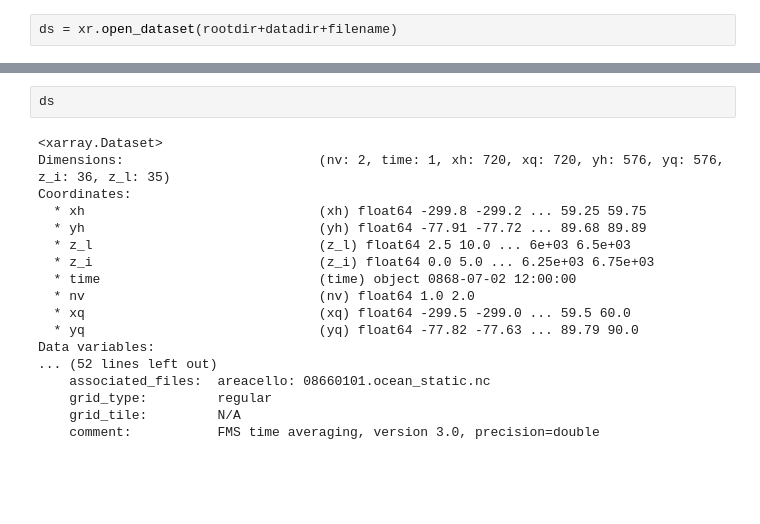
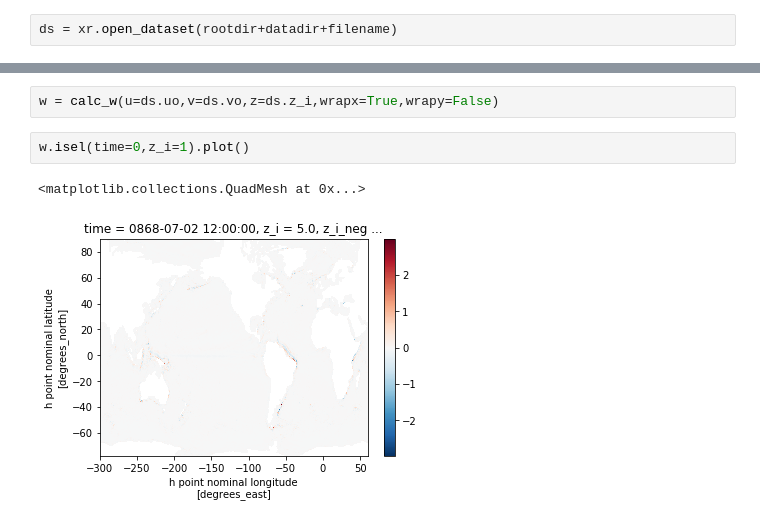
Before and after one commit to gmacgilchrist/wmt_bgc, a Jupyter notebook: calc_w.ipynb, the cells around one changed output, grey strips where cells are left out. Saved outputs shown, nothing was run; the diff lists cells and outputs as text; blank space fills up the shorter version.

Commit message:
function to calc w now in xarray

```diff
--- a/calc_w.ipynb
+++ b/calc_w.ipynb
@@ -33,20 +15,7 @@ Coordinates:
-# %%
-ds
-# %% [output]
-<xarray.Dataset>
-Dimensions:                         (nv: 2, time: 1, xh: 720, xq: 720, yh: 576, yq: 576, z_i: 36, z_l: 35)
-Coordinates:
-  * xh                              (xh) float64 -299.8 -299.2 ... 59.25 59.75
-  * yh                              (yh) float64 -77.91 -77.72 ... 89.68 89.89
-  * z_l                             (z_l) float64 2.5 10.0 ... 6e+03 6.5e+03
-  * z_i                             (z_i) float64 0.0 5.0 ... 6.25e+03 6.75e+03
-  * time                            (time) object 0868-07-02 12:00:00
-  * nv                              (nv) float64 1.0 2.0
-  * xq                              (xq) float64 -299.5 -299.0 ... 59.5 60.0
-  * yq                              (yq) float64 -77.82 -77.63 ... 89.79 90.0
-Data variables:
-... (52 lines left out)
-    associated_files:  areacello: 08660101.ocean_static.nc
-    grid_type:         regular
-    grid_tile:         N/A
-    comment:           FMS time averaging, version 3.0, precision=double
+# %%
+w = calc_w(u=ds.uo,v=ds.vo,z=ds.z_i,wrapx=True,wrapy=False)
+# %%
+w.isel(time=0,z_i=1).plot()
+# %% [output]
+<matplotlib.collections.QuadMesh at 0x...>
+[figure, added]
```
Also changed, not shown: parts of 5 cells of this notebook, 1 other file.
